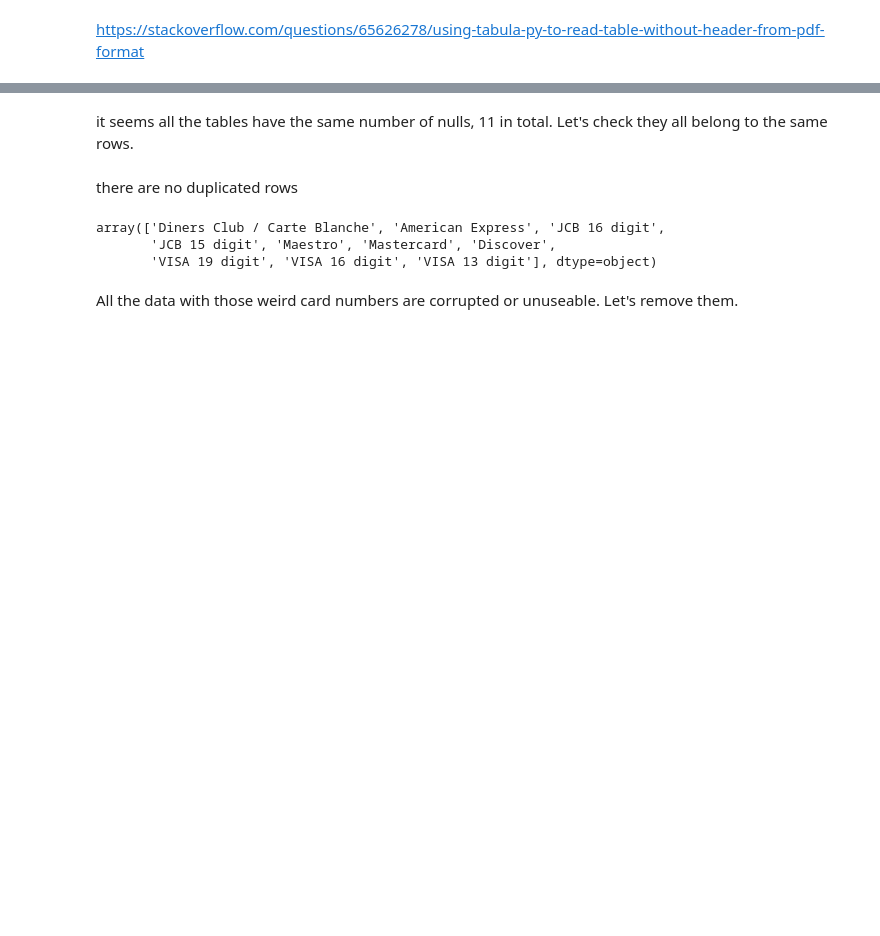
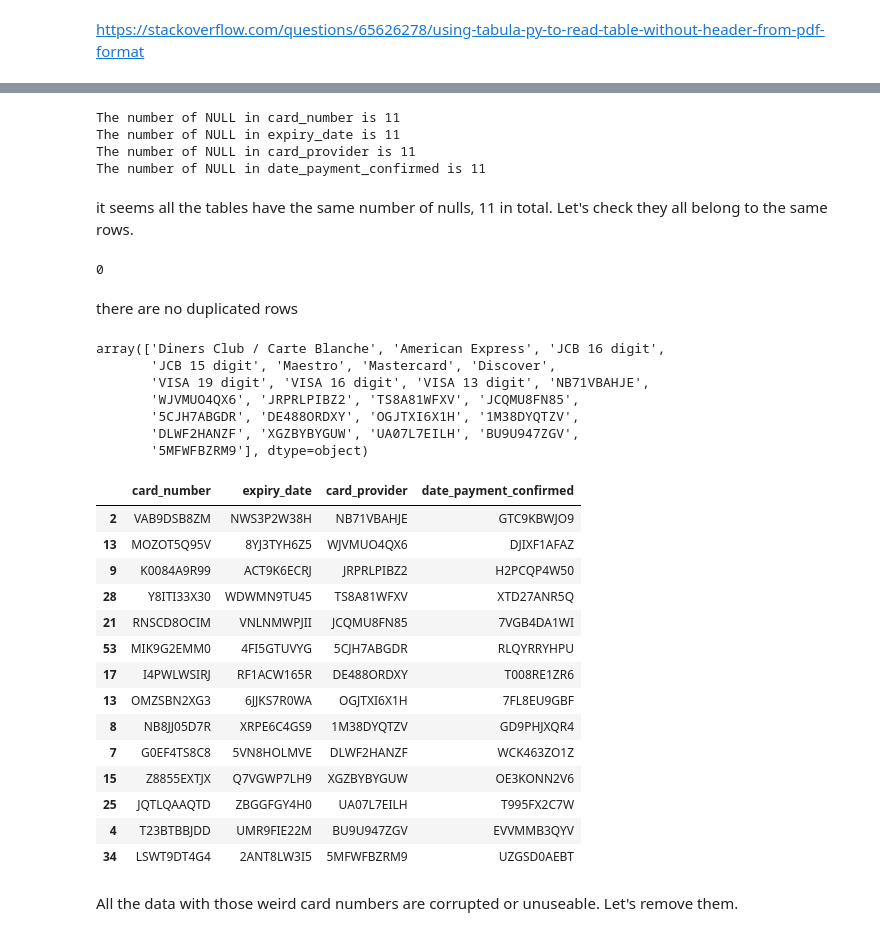
Before and after one commit to SaveSavio/multinational-retail-data-centralisation, a Jupyter notebook: RDS_table_cleaning.ipynb, the cells around one changed output, grey strips where cells are left out. Saved outputs shown, nothing was run; the diff lists cells and outputs as text; code cells hidden in the pictures; blank space fills up the shorter version.

```diff
--- a/RDS_table_cleaning.ipynb
+++ b/RDS_table_cleaning.ipynb
@@ -212,6 +227,6 @@ len(df_Final)
 import tabula
 pdf_link = 'https://data-handling-public.s3.eu-west-1.amazonaws.com/card_details.pdf'
 dfs = tabula.read_pdf(pdf_link, pages='all')
-df = pd.concat(dfs)
+df2 = pd.concat(dfs)
 # %% [markdown]
 https://stackoverflow.com/questions/65626278/using-tabula-py-to-read-table-without-header-from-pdf-format
@@ -230,2 +262,11 @@ print((df['date_payment_confirmed']=='NULL').sum())
+# %%
+for index in df2.columns:
+    num_nulls = (df2[index]=='NULL').sum()
+    print(f'The number of NULL in {index} is {num_nulls}' )
+# %% [output]
+The number of NULL in card_number is 11
+The number of NULL in expiry_date is 11
+The number of NULL in card_provider is 11
+The number of NULL in date_payment_confirmed is 11
 # %% [markdown]
 it seems all the tables have the same number of nulls, 11 in total. Let's check they all belong to the same rows.
@@ -234,19 +273,43 @@ df = df[df['card_number']!='NULL']
+# %%
+df2 = df2[df2['card_number']!='NULL']
 # %%
-df.duplicated().sum()
+df2.duplicated().sum()
+# %% [output]
+0
 # %% [markdown]
 there are no duplicated rows
 # %%
-df['card_provider'].unique()
+df2['card_provider'].unique()
 # %% [output]
 array(['Diners Club / Carte Blanche', 'American Express', 'JCB 16 digit',
        'JCB 15 digit', 'Maestro', 'Mastercard', 'Discover',
-       'VISA 19 digit', 'VISA 16 digit', 'VISA 13 digit'], dtype=object)
+       'VISA 19 digit', 'VISA 16 digit', 'VISA 13 digit', 'NB71VBAHJE',
+       'WJVMUO4QX6', 'JRPRLPIBZ2', 'TS8A81WFXV', 'JCQMU8FN85',
+       '5CJH7ABGDR', 'DE488ORDXY', 'OGJTXI6X1H', '1M38DYQTZV',
+       'DLWF2HANZF', 'XGZBYBYGUW', 'UA07L7EILH', 'BU9U947ZGV',
+       '5MFWFBZRM9'], dtype=object)
 # %%
-df[df['card_provider'].isin(['NB71VBAHJE',
+df2[df2['card_provider'].isin(['NB71VBAHJE',
        'WJVMUO4QX6', 'JRPRLPIBZ2', 'TS8A81WFXV', 'JCQMU8FN85',
        '5CJH7ABGDR', 'DE488ORDXY', 'OGJTXI6X1H', '1M38DYQTZV',
        'DLWF2HANZF', 'XGZBYBYGUW', 'UA07L7EILH', 'BU9U947ZGV',
        '5MFWFBZRM9'])]
+# %% [output]
+|  | card_number | expiry_date | card_provider | date_payment_confirmed |
+| 2 | VAB9DSB8ZM | NWS3P2W38H | NB71VBAHJE | GTC9KBWJO9 |
+| 13 | MOZOT5Q95V | 8YJ3TYH6Z5 | WJVMUO4QX6 | DJIXF1AFAZ |
+| 9 | K0084A9R99 | ACT9K6ECRJ | JRPRLPIBZ2 | H2PCQP4W50 |
+| 28 | Y8ITI33X30 | WDWMN9TU45 | TS8A81WFXV | XTD27ANR5Q |
+| 21 | RNSCD8OCIM | VNLNMWPJII | JCQMU8FN85 | 7VGB4DA1WI |
+| 53 | MIK9G2EMM0 | 4FI5GTUVYG | 5CJH7ABGDR | RLQYRRYHPU |
+| 17 | I4PWLWSIRJ | RF1ACW165R | DE488ORDXY | T008RE1ZR6 |
+| 13 | OMZSBN2XG3 | 6JJKS7R0WA | OGJTXI6X1H | 7FL8EU9GBF |
+| 8 | NB8JJ05D7R | XRPE6C4GS9 | 1M38DYQTZV | GD9PHJXQR4 |
+| 7 | G0EF4TS8C8 | 5VN8HOLMVE | DLWF2HANZF | WCK463ZO1Z |
+| 15 | Z8855EXTJX | Q7VGWP7LH9 | XGZBYBYGUW | OE3KONN2V6 |
+| 25 | JQTLQAAQTD | ZBGGFGY4H0 | UA07L7EILH | T995FX2C7W |
+| 4 | T23BTBBJDD | UMR9FIE22M | BU9U947ZGV | EVVMMB3QYV |
+| 34 | LSWT9DT4G4 | 2ANT8LW3I5 | 5MFWFBZRM9 | UZGSD0AEBT |
 # %% [markdown]
 All the data with those weird card numbers are corrupted or unuseable. Let's remove them.
 # %%
```
Also changed, not shown: parts of 15 cells of this notebook, 2 other files.
